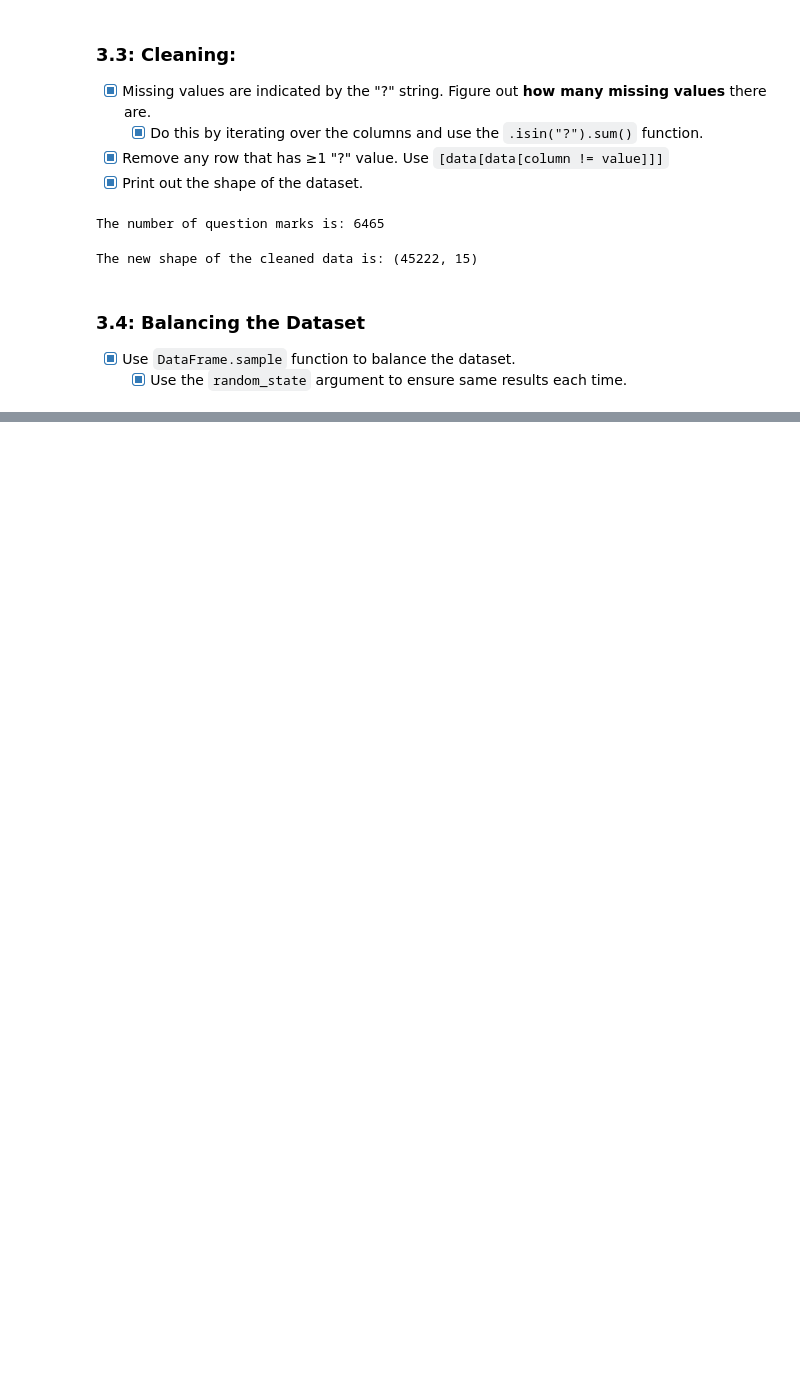
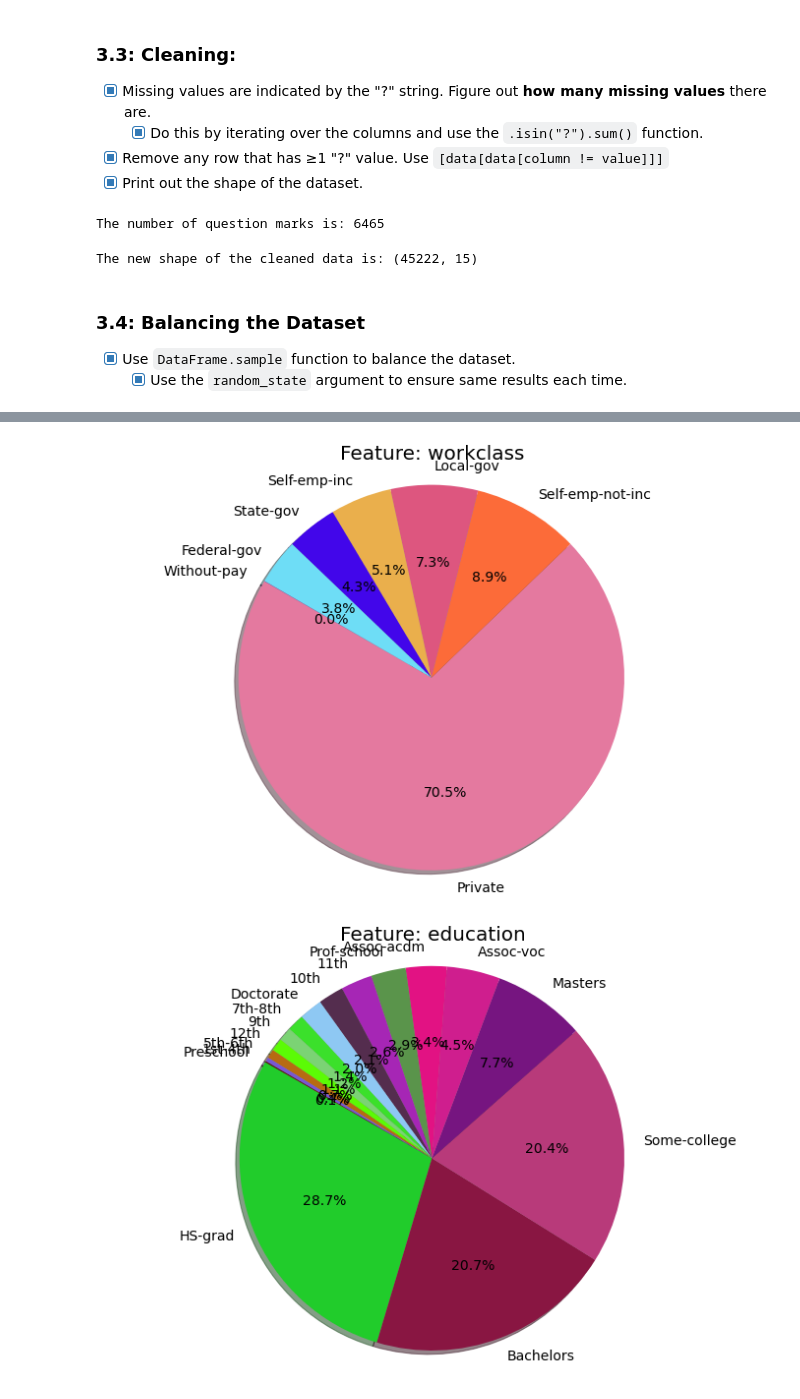
Before and after one commit to amanb2000/Machine_Intelligence_Intro, a Jupyter notebook: 03/assignment3.ipynb, the cells around one changed output, grey strips where cells are left out. Saved outputs shown, nothing was run; the diff lists cells and outputs as text; code cells hidden in the pictures; blank space fills up the shorter version.

```diff
--- a/03/assignment3.ipynb
+++ b/03/assignment3.ipynb
@@ -117,0 +132,8 @@ data.describe()
+# %%
+categorical_columns = ['workclass', 'education', 'marital-status', 'occupation', 'relationship', 'race', 'gender', 'native-country']
+non_categorical_columns = ['age', 'fnlwgt', 'educational-num', 'capital-gain', 'capital-loss', 'hours-per-week', 'income']
+
+
+for category in categorical_columns:
+    print("\nCATEGORY: {}".format(category))
+    print(data[category].value_counts())
@@ -117,0 +158,6 @@ data.describe()
+# %%
+for i in range(3):
+    utl.pie_chart(data, categorical_columns[i])
+# %% [output]
+[figure, added]
+[figure, added]
```
Also changed, not shown: parts of 16 cells of this notebook.
